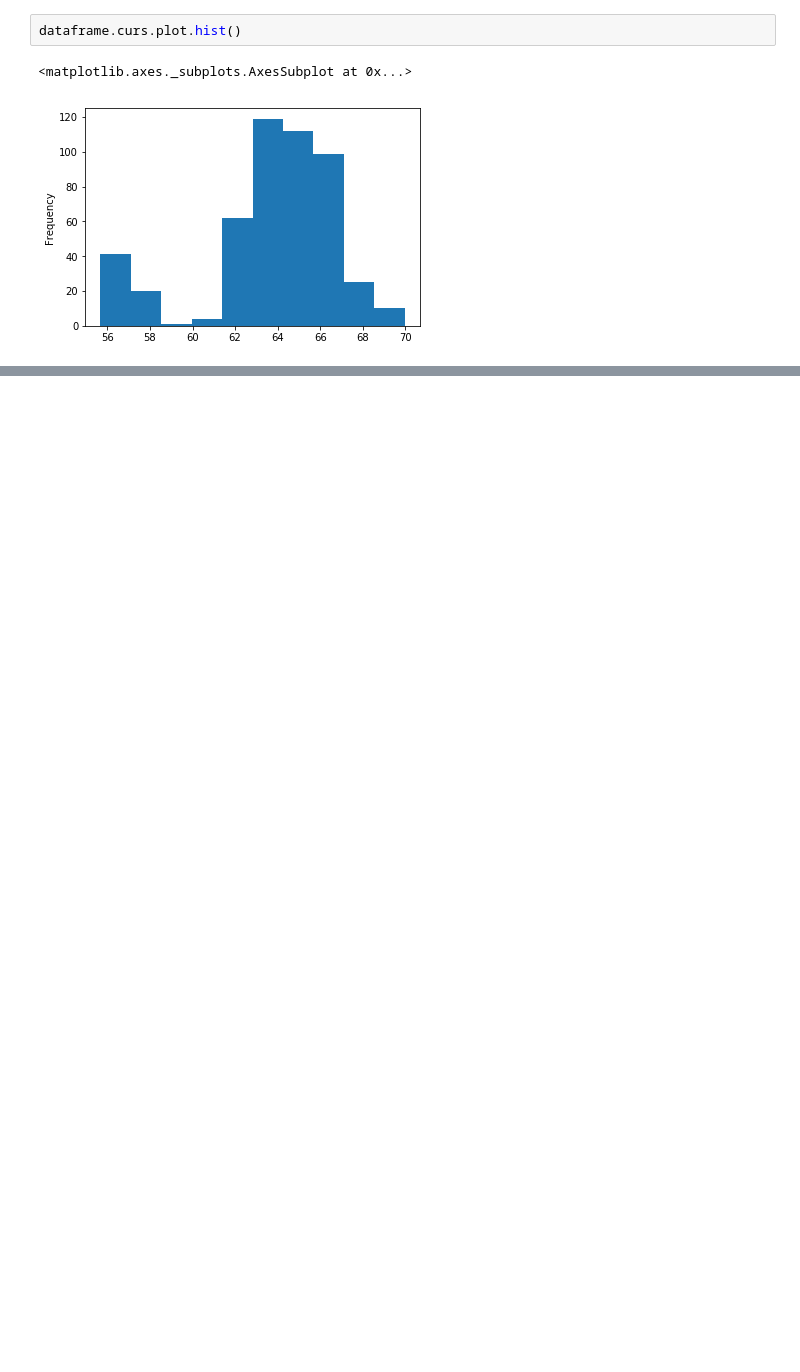
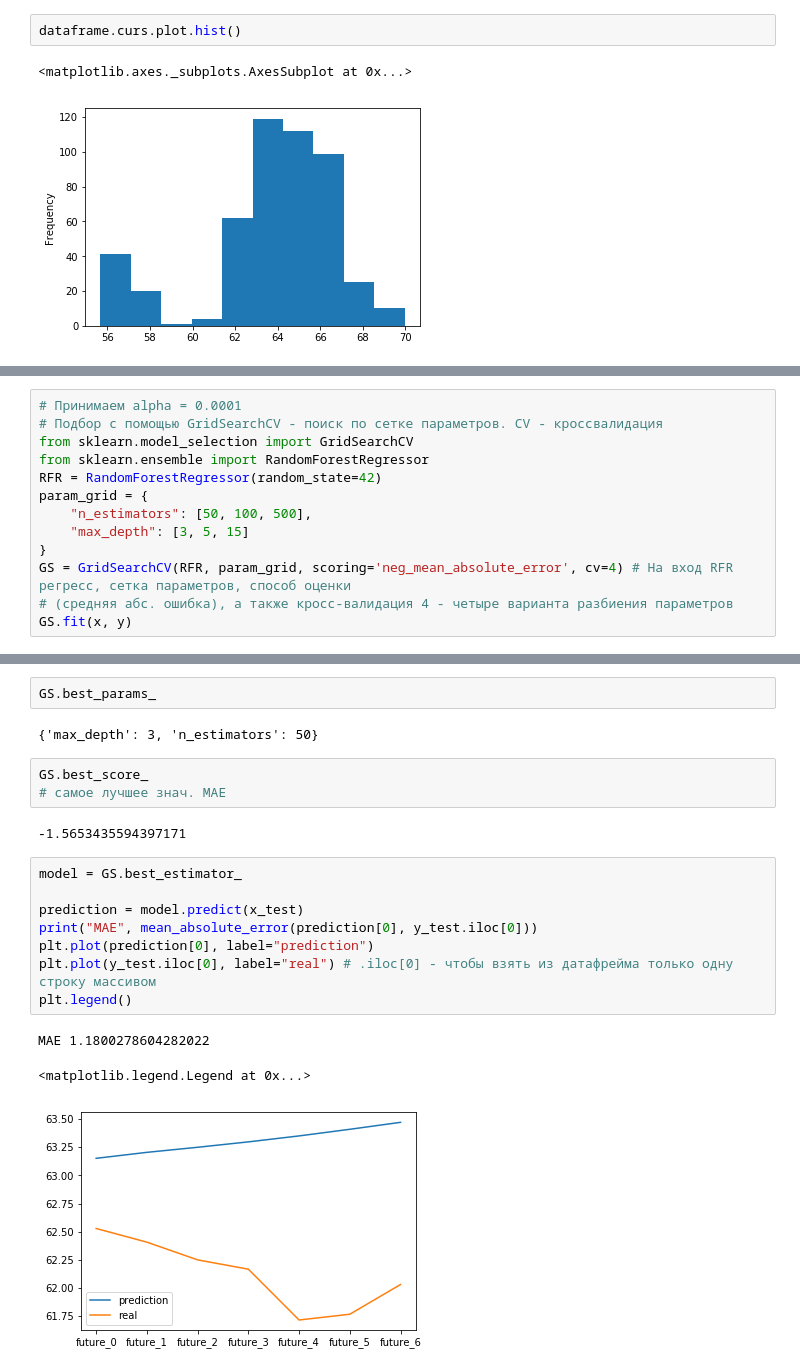
Before and after one commit to s-rb/ML_UsdRatePrediction, a Jupyter notebook: Main.ipynb, the cells around one changed output, grey strips where cells are left out. Cells and saved outputs as stored; diff of their text form; blank space fills up the shorter version.

```diff
--- a/Main.ipynb
+++ b/Main.ipynb
@@ -93,0 +293,13 @@ dataframe.curs.plot.hist()
+# %%
+# Принимаем alpha = 0.0001
+# Подбор с помощью GridSearchCV - поиск по сетке параметров. CV - кроссвалидация
+from sklearn.model_selection import GridSearchCV
+from sklearn.ensemble import RandomForestRegressor
+RFR = RandomForestRegressor(random_state=42)
+param_grid = {
+    "n_estimators": [50, 100, 500],
+    "max_depth": [3, 5, 15]
+}
+GS = GridSearchCV(RFR, param_grid, scoring='neg_mean_absolute_error', cv=4) # На вход RFR регресс, сетка параметров, способ оценки
+# (средняя абс. ошибка), а также кросс-валидация 4 - четыре варианта разбиения параметров
+GS.fit(x, y)
@@ -93,0 +318,21 @@ dataframe.curs.plot.hist()
+# %%
+GS.best_params_
+# %% [output]
+{'max_depth': 3, 'n_estimators': 50}
+# %%
+GS.best_score_
+# самое лучшее знач. MAE
+# %% [output]
+-1.5653435594397171
+# %%
+model = GS.best_estimator_
+
+prediction = model.predict(x_test)
+print("MAE", mean_absolute_error(prediction[0], y_test.iloc[0]))
+plt.plot(prediction[0], label="prediction")
+plt.plot(y_test.iloc[0], label="real") # .iloc[0] - чтобы взять из датафрейма только одну строку массивом
+plt.legend()
+# %% [output]
+MAE 1.1800278604282022
+<matplotlib.legend.Legend at 0x...>
+[figure, added]
```
Also changed, not shown: parts of 38 cells of this notebook.
